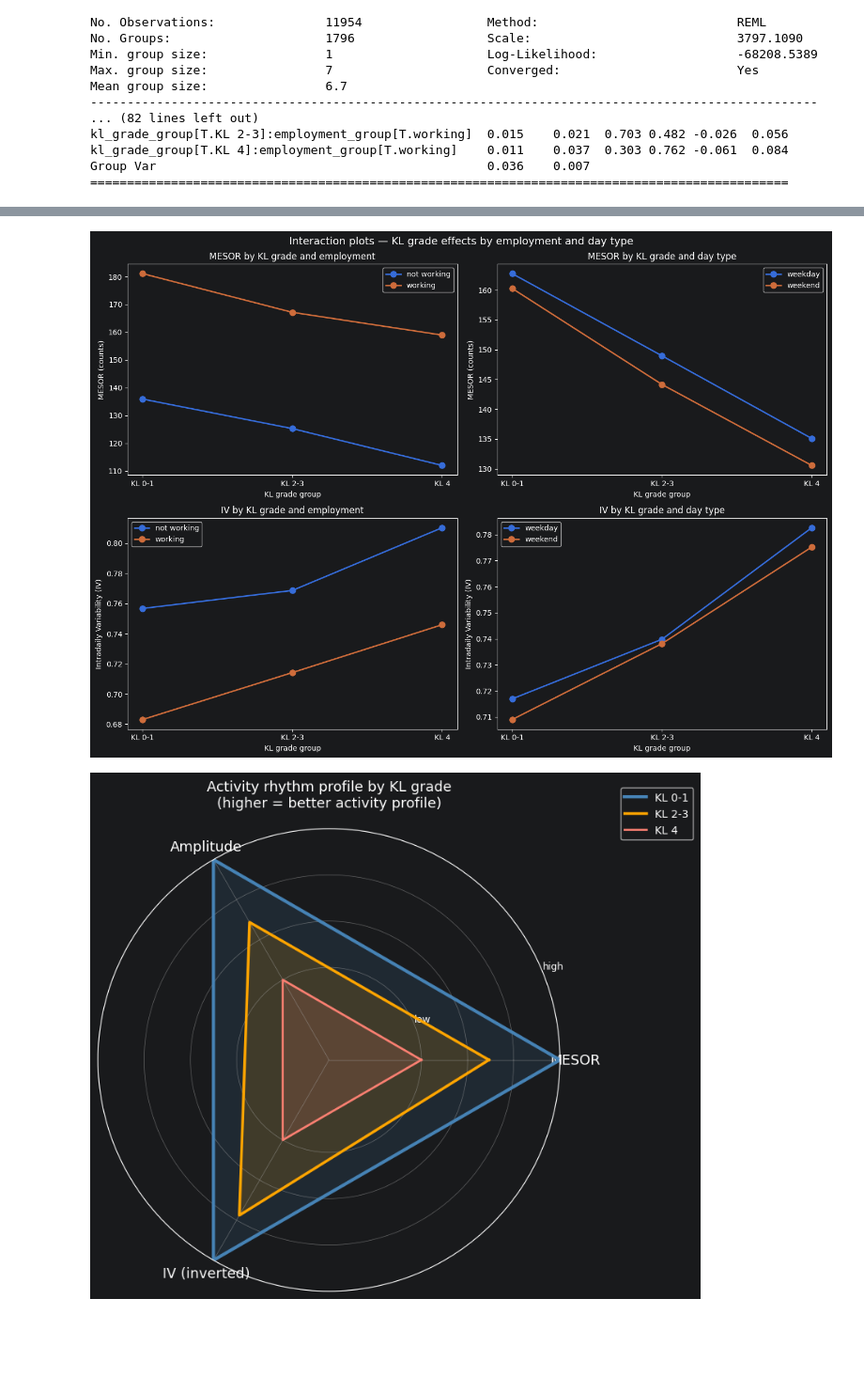
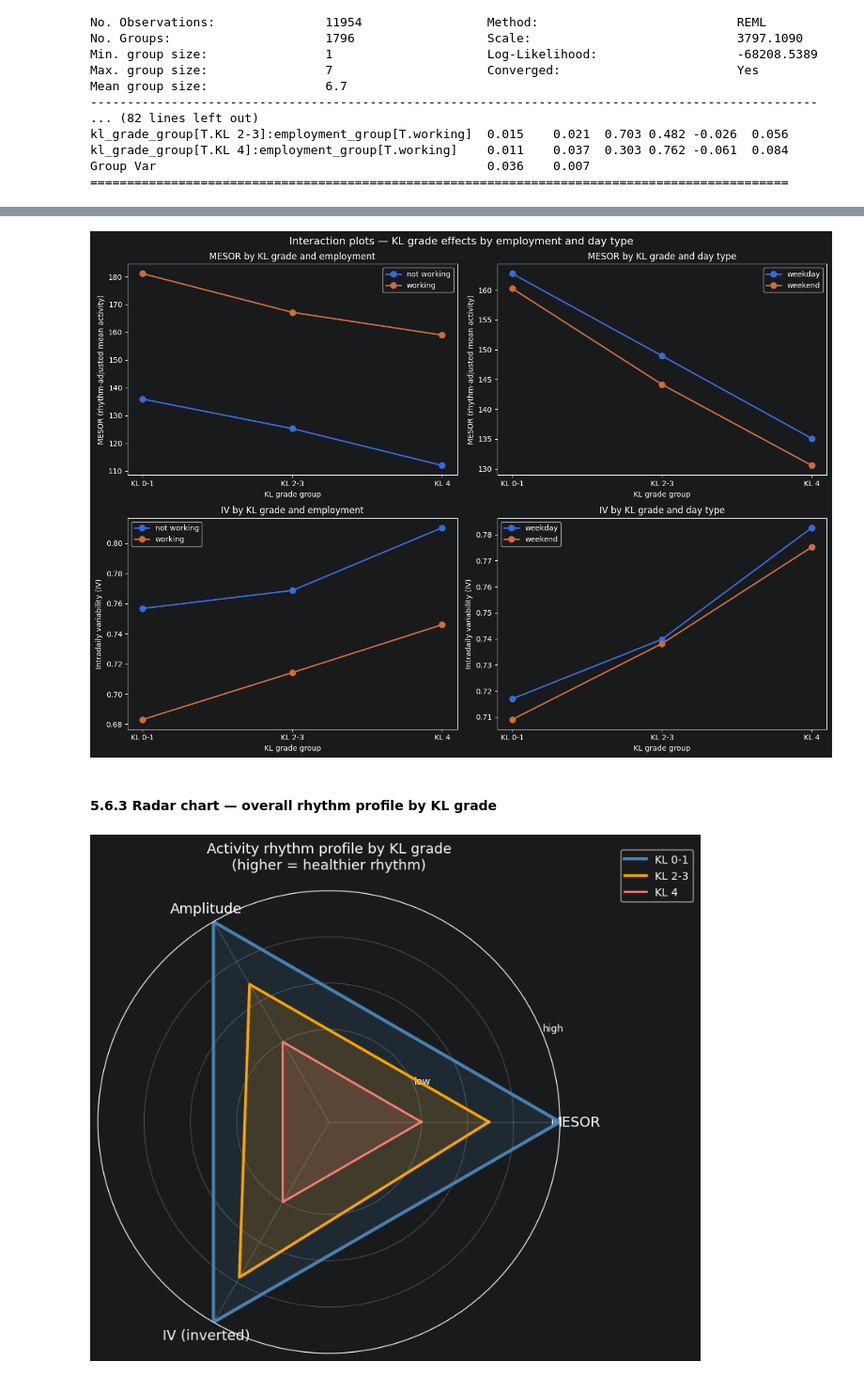
Before and after one commit to ninaschmidsberger/master-thesis, a Jupyter notebook: src/main.ipynb, the cells around one changed output, grey strips where cells are left out. Shown at 94% size. Drawn from its saved outputs; the diff is of its cells as text; code cells hidden in the pictures; blank space fills up the shorter version.

```diff
--- a/src/main.ipynb
+++ b/src/main.ipynb
@@ -4449,12 +4649,12 @@ working             2830    3278   463
 # %%
-daily_harmonic_features["kl_employment"] = (
-    daily_harmonic_features["kl_grade_group"]
+daily_metrics_06["kl_employment"] = (
+    daily_metrics_06["kl_grade_group"]
     + " - "
-    + daily_harmonic_features["employment_group"]
+    + daily_metrics_06["employment_group"]
 )
 
 kl_employment_descriptives = (
-    daily_harmonic_features
+    daily_metrics_06
     .groupby("kl_employment")[features_of_interest_daily]
     .agg(["mean", "std", "median"])
     .round(3)
@@ -4482,14 +4684,14 @@ KL 4 - working                              0.746  0.275  0.782
 # %%
-daily_harmonic_features["kl_employment_day_type"] = (
-    daily_harmonic_features["kl_grade_group"]
+daily_metrics_06["kl_employment_day_type"] = (
+    daily_metrics_06["kl_grade_group"]
     + " - "
-    + daily_harmonic_features["employment_group"]
+    + daily_metrics_06["employment_group"]
     + " - "
-    + daily_harmonic_features["day_type"]
+    + daily_metrics_06["day_type"]
 )
 
 kl_employment_day_type_descriptives = (
-    daily_harmonic_features
+    daily_metrics_06
     .groupby("kl_employment_day_type")[features_of_interest_daily]
     .agg(["mean", "std", "median"])
     .round(3)
@@ -4778,7 +5032,7 @@ for feature in features_of_interest_daily:
     fig, ax = plt.subplots(figsize=(10, 6))
 
     sns.violinplot(
-        data=daily_harmonic_features.dropna(subset=[feature]),
+        data=daily_metrics_06.dropna(subset=[feature]),
         x="kl_grade_group",
         y=feature,
         hue="employment_group",
@@ -4814,7 +5070,7 @@ plot_specifications = [
 
 for axis, specification in zip(axes.flatten(), plot_specifications):
     plot_data = (
-        daily_harmonic_features
+        daily_metrics_06
         .groupby(["kl_grade_group", specification["group"]])[specification["feature"]]
         .mean()
         .reset_index()
@@ -4840,4 +5096,6 @@ plt.suptitle("Interaction plots — KL grade effects by employment and day type"
 plt.tight_layout()
 plt.show()
 # %% [output]
-[figure, old version]
+[figure, new version]
+# %% [markdown]
+#### 5.6.3 Radar chart — overall rhythm profile by KL grade
@@ -4844,40 +5140,58 @@ plt.show()
 # %%
-# Normalise using only the range between group means
-# This amplifies the between-group differences
+# Radar chart — activity rhythm profile by KL grade
+# Each axis represents one feature, oriented so outer ring = healthier rhythm.
+# Min-max scaled to a 0.4–1.0 band to amplify between-group differences
+# while keeping all polygons visible inside the chart area.
+
 radar_data_for_chart_scaled = (
     (radar_data_for_chart - radar_data_for_chart.min())
     / (radar_data_for_chart.max() - radar_data_for_chart.min())
-) * 0.6 + 0.4  # scale to 0.4-1.0 range to spread groups apart
+) * 0.6 + 0.4
 
 fig, ax = plt.subplots(figsize=(8, 8), subplot_kw={"polar": True})
 
-colors = {"KL 0-1": "steelblue", "KL 2-3": "orange", "KL 4": "salmon"}
-linewidths = {"KL 0-1": 3, "KL 2-3": 2.5, "KL 4": 2}
+kl_group_colors = {
+    "KL 0-1": "steelblue",
+    "KL 2-3": "orange",
+    "KL 4": "salmon",
+}
+kl_group_linewidths = {
+    "KL 0-1": 3,
+    "KL 2-3": 2.5,
+    "KL 4": 2,
+}
 
-for kl_group in ["KL 0-1", "KL 2-3", "KL 4"]:
+for kl_group in kl_order:
     values = radar_data_for_chart_scaled.loc[kl_group].tolist()
-    values += values[:1]
+    values += values[:1]  # close the polygon
+
     ax.plot(
-        angles, values,
-        linewidth=linewidths[kl_group],
+        angles,
+        values,
+        linewidth=kl_group_linewidths[kl_group],
         label=kl_group,
-        color=colors[kl_group],
+        color=kl_group_colors[kl_group],
     )
-    ax.fill(angles, values, alpha=0.15, color=colors[kl_group])
+    ax.fill(
+        angles,
+        values,
+        alpha=0.15,
+        color=kl_group_colors[kl_group],
+    )
 
 ax.set_xticks(angles[:-1])
 ax.set_xticklabels(categories, fontsize=13)
 ax.set_ylim(0, 1)
 ax.set_yticks([0.4, 0.6, 0.8, 1.0])
 ax.set_yticklabels(["low", "", "", "high"], fontsize=9)
 ax.set_title(
-    "Activity rhythm profile by KL grade\n(higher = better activity profile)",
+    "Activity rhythm profile by KL grade\n(higher = healthier rhythm)",
     fontsize=13,
     pad=20,
 )
 ax.legend(loc="upper right", bbox_to_anchor=(1.3, 1.1))
 
 plt.tight_layout()
 plt.show()
 # %% [output]
-[figure, old version]
+[figure, new version]
```
Also changed, not shown: parts of 57 cells of this notebook.
